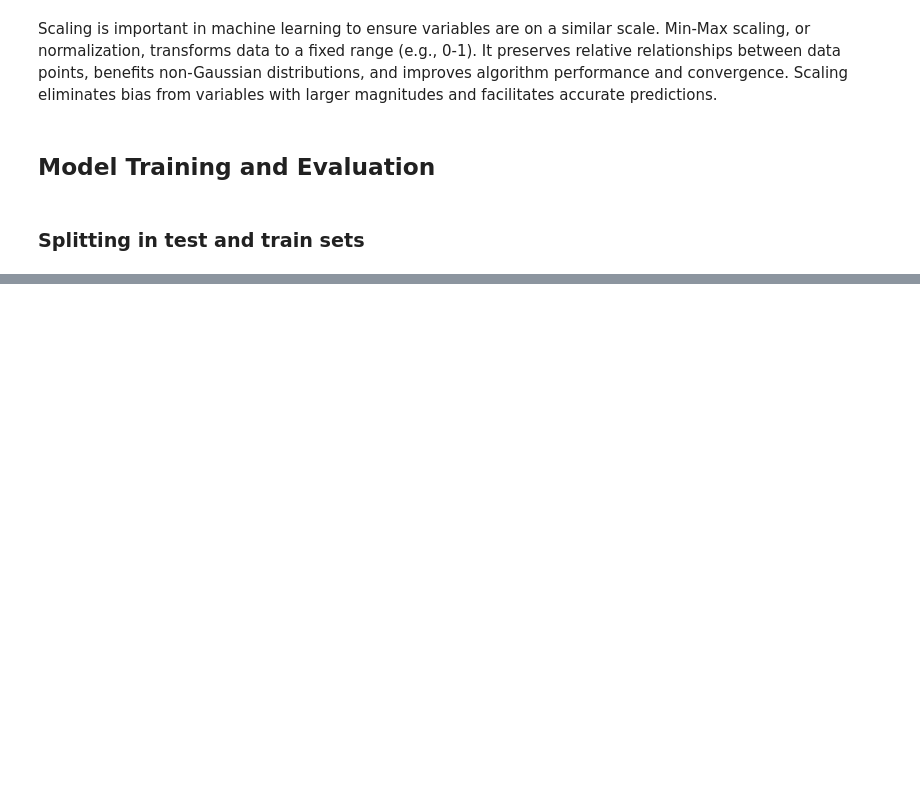
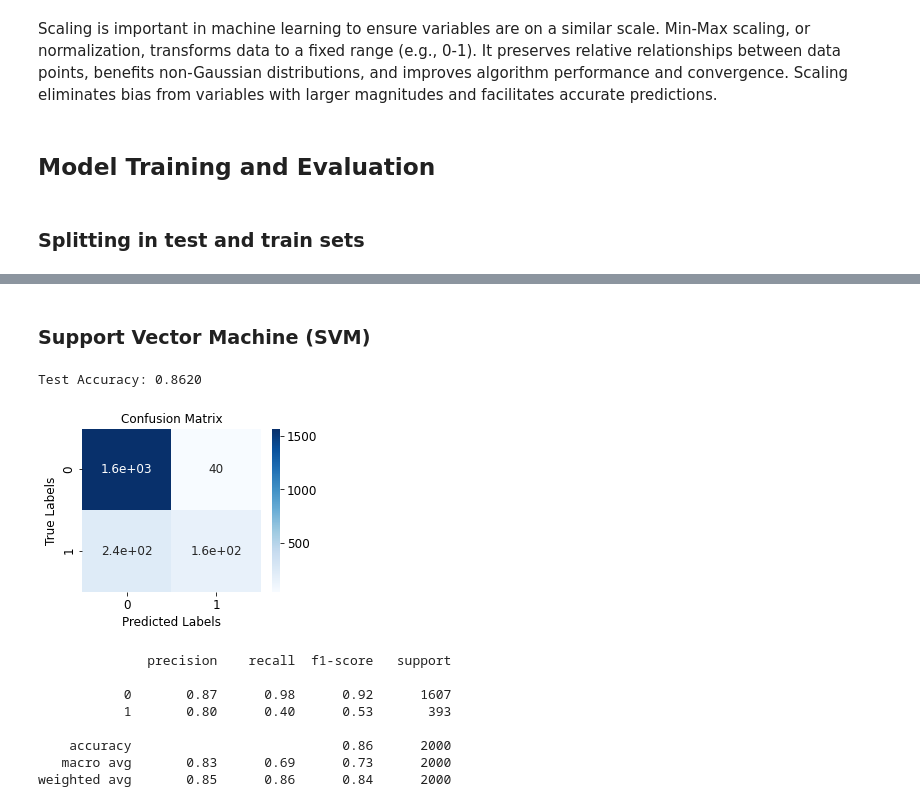
Before and after one commit to noellymadeleine/CustomerChurnPred, a Jupyter notebook: CustomerChurnPred.ipynb, the cells around one changed output, grey strips where cells are left out. Cells and saved outputs as stored; diff of their text form; code cells hidden in the pictures; blank space fills up the shorter version.

```diff
--- a/CustomerChurnPred.ipynb
+++ b/CustomerChurnPred.ipynb
@@ -418,0 +485,55 @@ X_train, X_test, y_train, y_test = train_test_split(X, y, test_size=0.2, random_
+# %% [markdown]
+### Support Vector Machine (SVM)
+# %%
+from sklearn.preprocessing import StandardScaler
+from sklearn.svm import SVC
+
+# Preprocessing (e.g., scaling, encoding categorical variables)
+scaler = StandardScaler()
+X_train_scaled = scaler.fit_transform(X_train)
+X_test_scaled = scaler.transform(X_test)
+
+# Build and train the SVM model
+model_svm = SVC()
+model_svm.fit(X_train_scaled, y_train)
+
+# Evaluate the model on the test set
+accuracy = model_svm.score(X_test_scaled, y_test)
+print(f'Test Accuracy: {accuracy:.4f}')
+# %% [output]
+Test Accuracy: 0.8620
+# %%
+from sklearn.metrics import classification_report
+
+
+# Predict the labels for the test set
+y_pred_svm = model_svm.predict(X_test_scaled)
+
+# Create the confusion matrix
+cm_svm = confusion_matrix(y_test, y_pred_svm)
+
+# Plot the confusion matrix
+plt.figure(figsize=(4, 3))  # Set the figure size as desired
+plt.rcParams.update({'font.size': 12})  # Set the desired fontsize
+
+sns.heatmap(cm_svm, annot=True, cmap='Blues')
+plt.xlabel('Predicted Labels',fontsize=12)
+plt.ylabel('True Labels',fontsize=12)
+plt.title('Confusion Matrix',fontsize=12)
+plt.savefig('graphs/confusion_matrix_SVM',dpi = 300)
+plt.show()
+
+
+# Generate classification report
+report = classification_report(y_test, y_pred_svm)
+print(report)
+# %% [output]
+[figure, added]
+              precision    recall  f1-score   support
+
+           0       0.87      0.98      0.92      1607
+           1       0.80      0.40      0.53       393
+
+    accuracy                           0.86      2000
+   macro avg       0.83      0.69      0.73      2000
+weighted avg       0.85      0.86      0.84      2000
```
Also changed, not shown: parts of 7 cells of this notebook, 1 other file.
